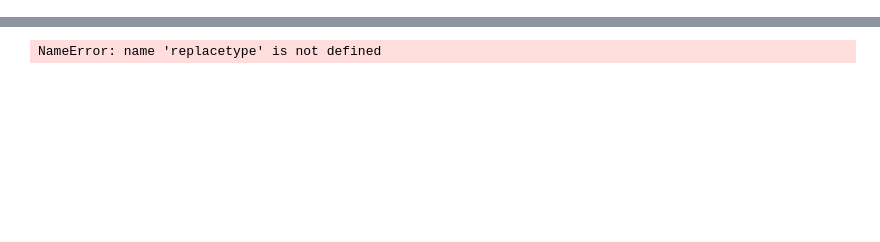
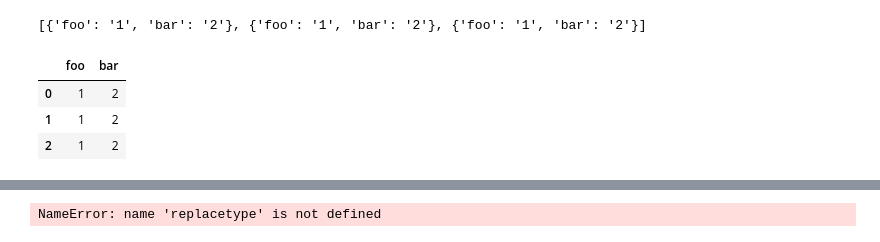
Before and after one commit to tmnkopp/PythonAutomation, a Jupyter notebook: DataExplore.ipynb, the cells around one changed output, grey strips where cells are left out. Cells and saved outputs as stored; diff of their text form; code cells hidden in the pictures; blank space fills up the shorter version.

```diff
--- a/DataExplore.ipynb
+++ b/DataExplore.ipynb
@@ -6,0 +9,27 @@ from config import mongoConn, connstr
+# %%
+xm = """
+<root>
+    <items>
+        <item><foo> 1 </foo><bar> 2 </bar></item>
+        <item><foo> 1 </foo><bar> 2 </bar></item>
+        <item><foo> 1 </foo><bar> 2 </bar></item>
+    </items>
+</root>
+"""
+# %%
+od = xmltodict.parse( xm )
+items = od['root']['items']['item']
+lst = []
+for i in items:
+    lst.append(dict( i ))
+lst
+# %% [output]
+[{'foo': '1', 'bar': '2'}, {'foo': '1', 'bar': '2'}, {'foo': '1', 'bar': '2'}]
+# %%
+df = pd.DataFrame(lst)
+df
+# %% [output]
+|  | foo | bar |
+| 0 | 1 | 2 |
+| 1 | 1 | 2 |
+| 2 | 1 | 2 |
```
Also changed, not shown: parts of 3 cells of this notebook.
